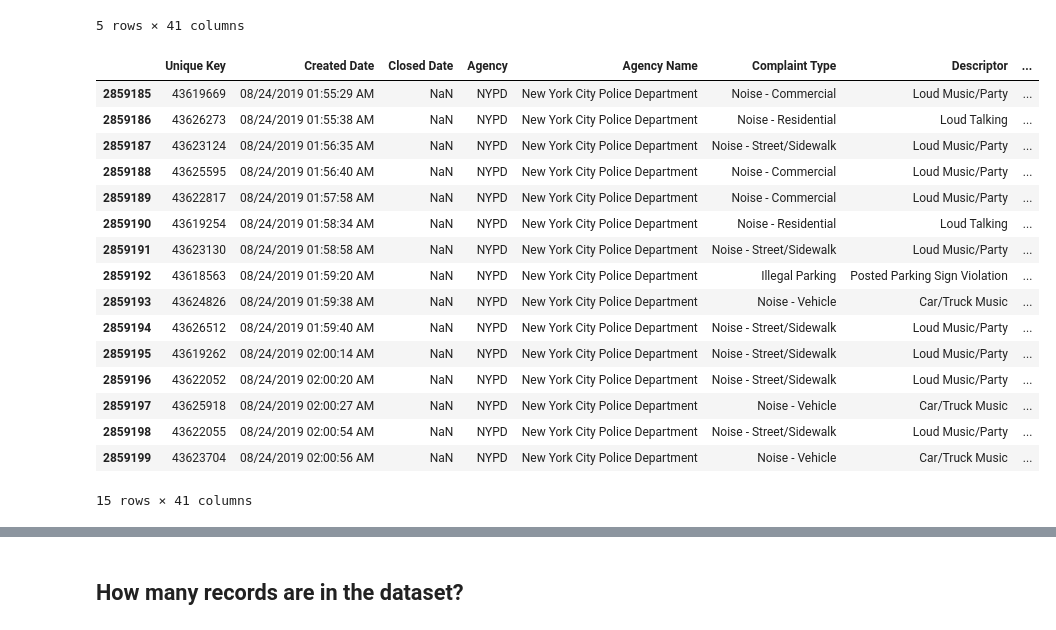
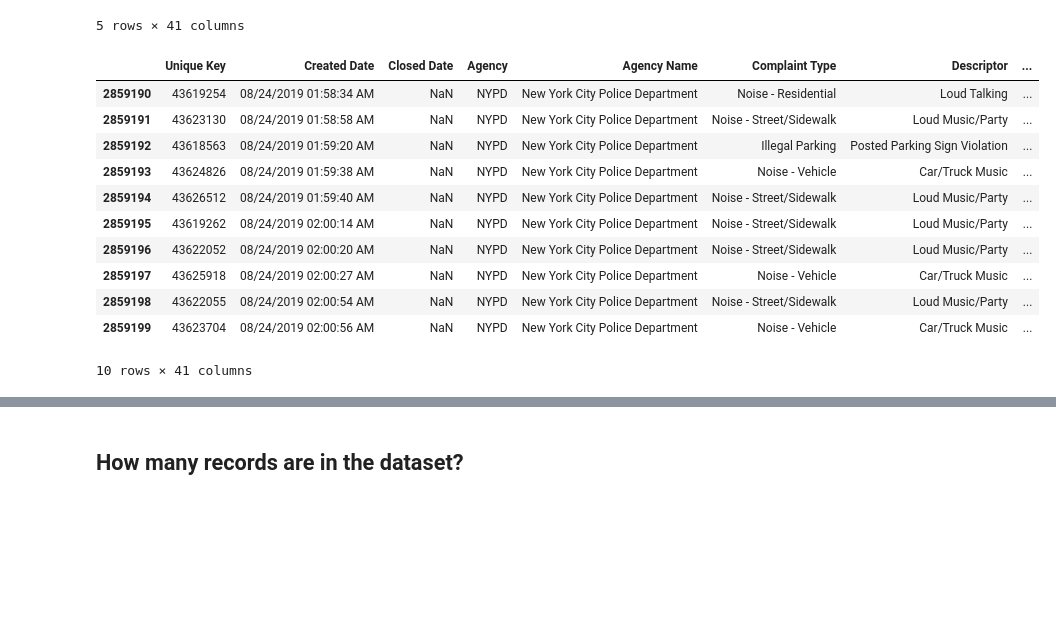
Before and after one commit to afeld/python-public-policy, a Jupyter notebook: lecture_1.ipynb, the cells around one changed output, grey strips where cells are left out. Saved outputs shown, nothing was run; the diff lists cells and outputs as text; code cells hidden in the pictures; blank space fills up the shorter version.

```diff
--- a/lecture_1.ipynb
+++ b/lecture_1.ipynb
@@ -9,11 +9,6 @@
 ## Start by importing necessary packages
 # %%
 import pandas as pd
-# %%
-# You can use pd.set_option() to make sure you see all the rows in your dataframe
-pd.set_option('display.max_columns', None)  # or 1000
-pd.set_option('display.max_rows', None)
-pd.set_option('display.max_colwidth', None)  # or 199
 # %% [markdown]
 ## Read and save 311 Service Requests dataset as a pandas dataframe
 # %%
@@ -35,14 +30,9 @@ df.head() # defaults to providing the first 5 if you don't specify a number
 | 4 | 39881329 | 08/01/2018 12:01:00 AM | 08/05/2018 12:00:00 AM | DSNY | Department of Sanitation | Request Large Bulky Item Collection | Request Large Bulky Item Collection | ... |
 5 rows × 41 columns
 # %%
-df.tail(15) # last 15 records in the dataframe
+df.tail(10) # last 10 records in the dataframe
 # %% [output]
 |  | Unique Key | Created Date | Closed Date | Agency | Agency Name | Complaint Type | Descriptor | ... |
-| 2859185 | 43619669 | 08/24/2019 01:55:29 AM | NaN | NYPD | New York City Police Department | Noise - Commercial | Loud Music/Party | ... |
-| 2859186 | 43626273 | 08/24/2019 01:55:38 AM | NaN | NYPD | New York City Police Department | Noise - Residential | Loud Talking | ... |
-| 2859187 | 43623124 | 08/24/2019 01:56:35 AM | NaN | NYPD | New York City Police Department | Noise - Street/Sidewalk | Loud Music/Party | ... |
-| 2859188 | 43625595 | 08/24/2019 01:56:40 AM | NaN | NYPD | New York City Police Department | Noise - Commercial | Loud Music/Party | ... |
-| 2859189 | 43622817 | 08/24/2019 01:57:58 AM | NaN | NYPD | New York City Police Department | Noise - Commercial | Loud Music/Party | ... |
 | 2859190 | 43619254 | 08/24/2019 01:58:34 AM | NaN | NYPD | New York City Police Department | Noise - Residential | Loud Talking | ... |
 | 2859191 | 43623130 | 08/24/2019 01:58:58 AM | NaN | NYPD | New York City Police Department | Noise - Street/Sidewalk | Loud Music/Party | ... |
 | 2859192 | 43618563 | 08/24/2019 01:59:20 AM | NaN | NYPD | New York City Police Department | Illegal Parking | Posted Parking Sign Violation | ... |
@@ -53,7 +43,7 @@ df.tail(15) # last 15 records in the dataframe
 | 2859197 | 43625918 | 08/24/2019 02:00:27 AM | NaN | NYPD | New York City Police Department | Noise - Vehicle | Car/Truck Music | ... |
 | 2859198 | 43622055 | 08/24/2019 02:00:54 AM | NaN | NYPD | New York City Police Department | Noise - Street/Sidewalk | Loud Music/Party | ... |
 | 2859199 | 43623704 | 08/24/2019 02:00:56 AM | NaN | NYPD | New York City Police Department | Noise - Vehicle | Car/Truck Music | ... |
-15 rows × 41 columns
+10 rows × 41 columns
 # %%
 df.sample(5) # random sample of size determined by you
 # %% [output]
```
Also changed, not shown: parts of 16 cells of this notebook.
